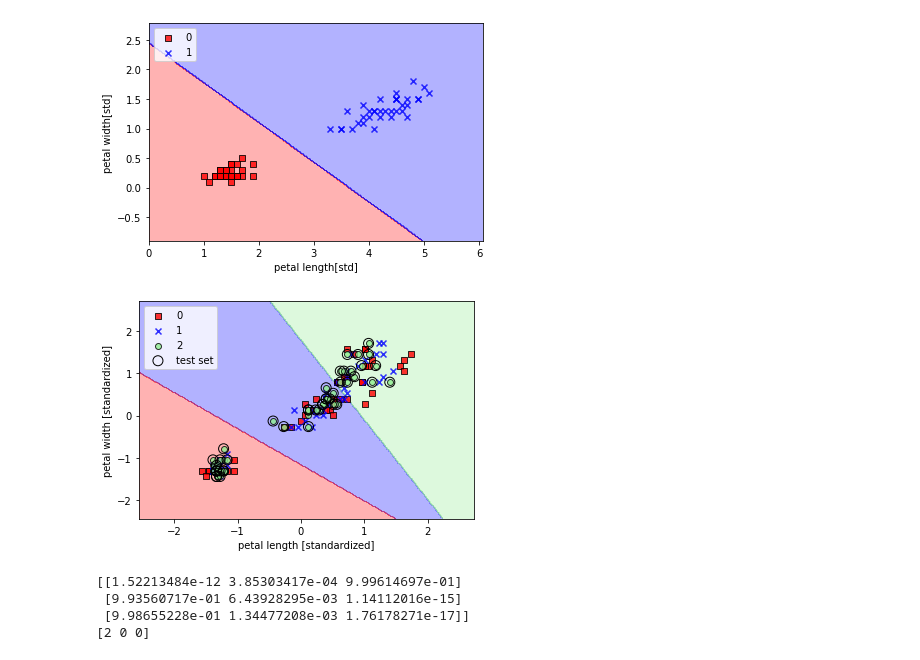
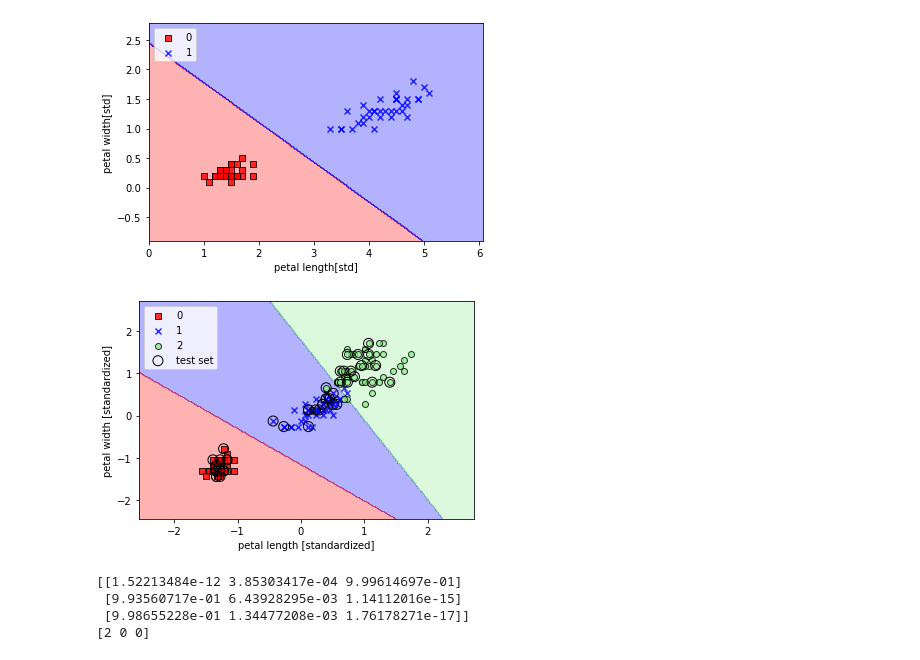
Before and after one commit to ProfFL028/TwilightStruggle, a Jupyter notebook: MachineLearning/PythonMachineLearning/logisticRegressionGD.ipynb, the cells around one changed output. Saved outputs shown, nothing was run; the diff lists cells and outputs as text; code cells hidden in the pictures.

Commit message:
fix y_combined index bug

```diff
--- a/MachineLearning/PythonMachineLearning/logisticRegressionGD.ipynb
+++ b/MachineLearning/PythonMachineLearning/logisticRegressionGD.ipynb
@@ -70,18 +70,18 @@ plt.show()
 # %%
 from sklearn.linear_model import LogisticRegression
 
 X_combined_std = np.vstack([X_train_std, X_test_std])
-y_combined = y
+y_combined = np.hstack([y_train, y_test])
 
 lr = LogisticRegression(C=100.0, random_state=1)
 lr.fit(X_train_std, y_train)
 plot_decision_regions(X_combined_std, y_combined, classifier=lr, test_idx=range(105, 150))
 plt.xlabel('petal length [standardized]')
 plt.ylabel("petal width [standardized]")
 plt.legend(loc="upper left")
 plt.show()
 # %% [output]
-[figure, old version]
+[figure, new version]
 # %%
 print(lr.predict_proba(X_test_std[:3, :]))
 print(lr.predict_proba(X_test_std[:3, :]).argmax(1))
```
